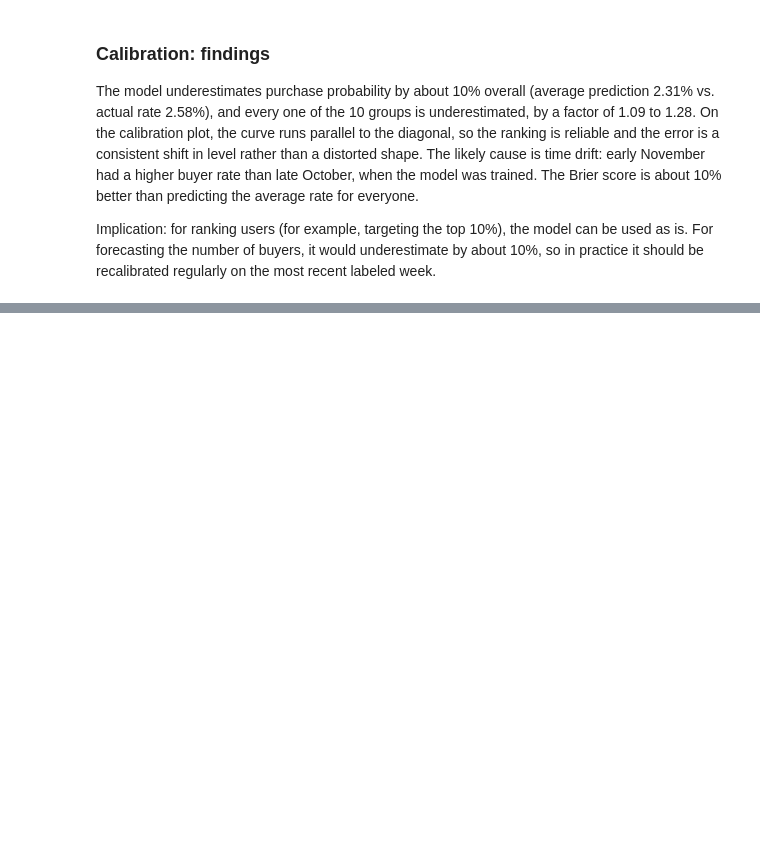
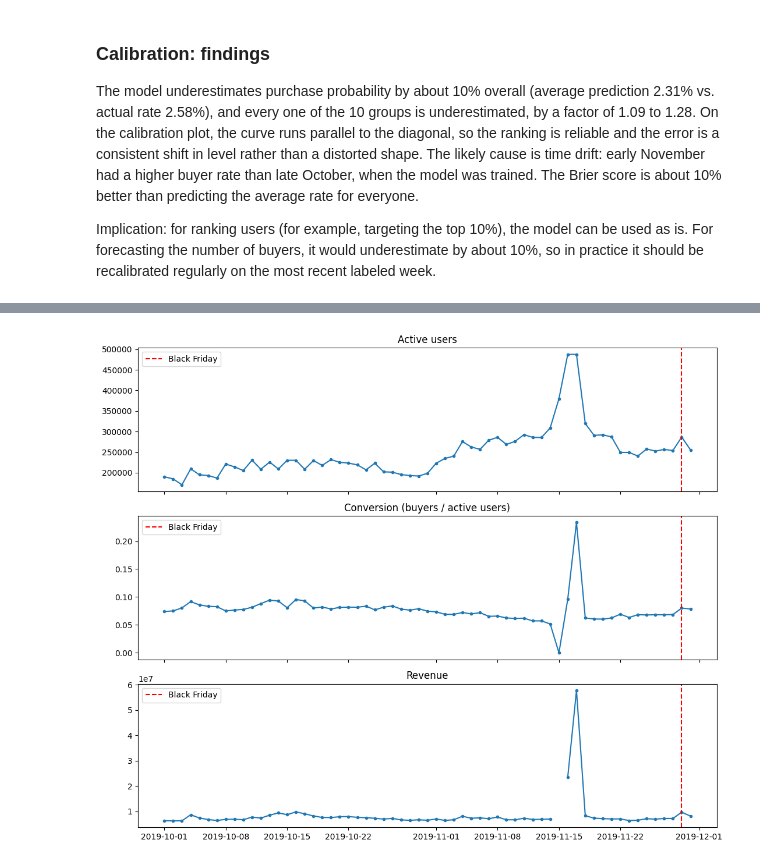
Before and after one commit to LindaZhao-neu/ecommerce-purchase-prediction, a Jupyter notebook: notebooks/purchase_prediction.ipynb, the cells around one changed output, grey strips where cells are left out. Drawn from its saved outputs; the diff is of its cells as text; code cells hidden in the pictures; blank space fills up the shorter version.

Commit message:
Add Black Friday analysis and mid-November anomaly investigation

```diff
--- a/notebooks/purchase_prediction.ipynb
+++ b/notebooks/purchase_prediction.ipynb
@@ -994,0 +1047,20 @@ Implication: for ranking users (for example, targeting the top 10%), the model c
+# %%
+# Daily trends with Black Friday marked
+bf = pd.Timestamp('2019-11-29')
+
+fig, axes = plt.subplots(3, 1, figsize=(11, 9), sharex=True)
+panels = [('active_users', 'Active users'),
+          ('conversion', 'Conversion (buyers / active users)'),
+          ('revenue', 'Revenue')]
+
+for ax, (col, title) in zip(axes, panels):
+    ax.plot(daily['event_date'], daily[col], marker='.')
+    ax.axvline(bf, color='red', linestyle='--', label='Black Friday')
+    ax.set_title(title)
+    ax.legend(loc='upper left')
+
+plt.tight_layout()
+plt.savefig('/kaggle/working/results/daily_trends.png', dpi=150)
+plt.show()
+# %% [output]
+[figure, added]
```
Also changed, not shown: parts of 26 cells of this notebook.
